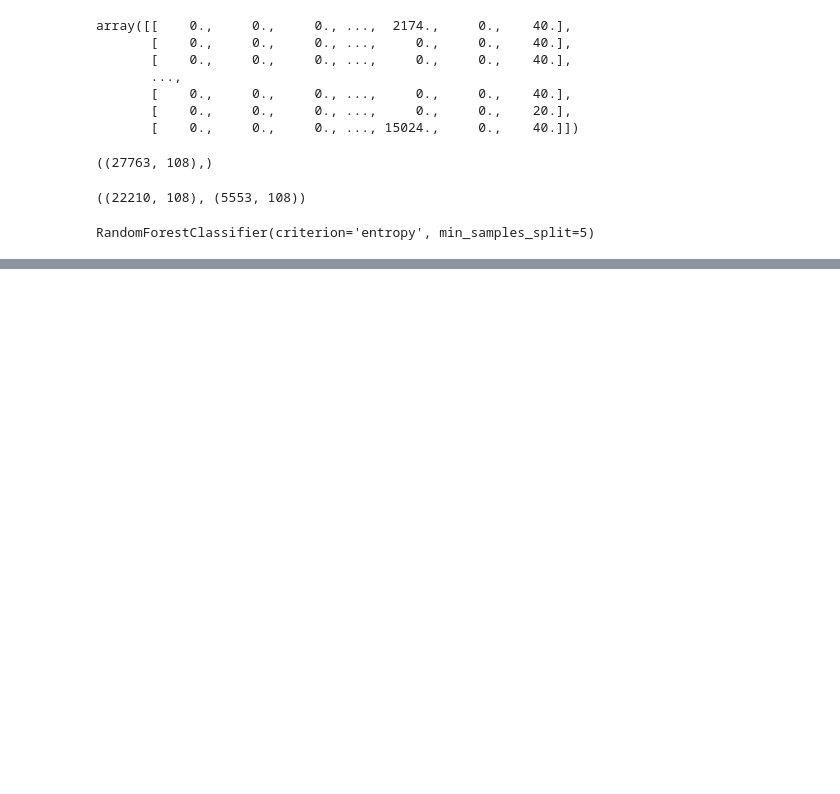
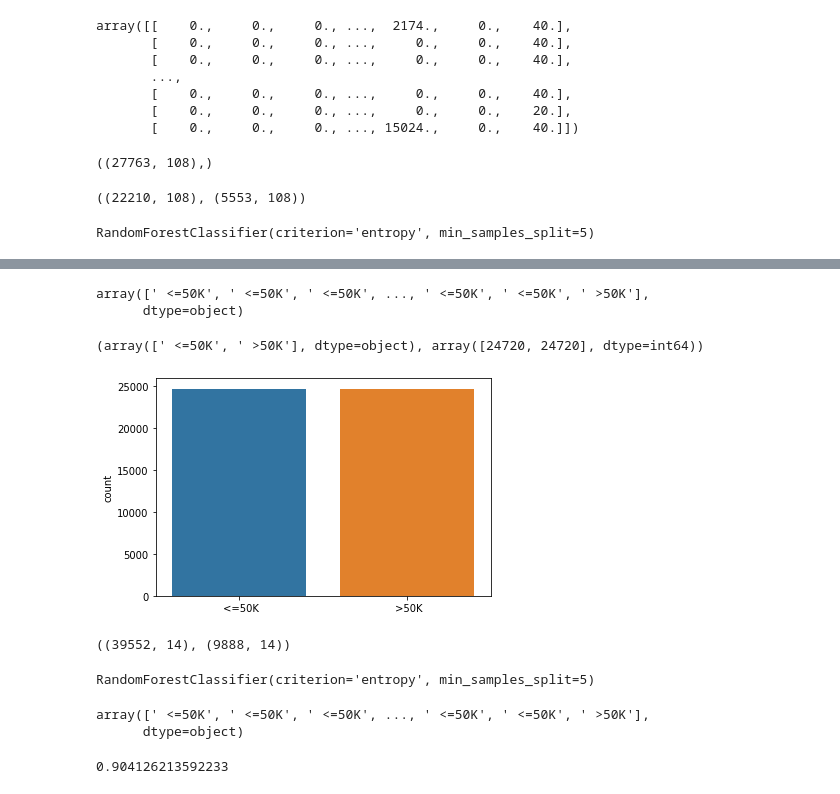
Before and after one commit to caiquemiranda/machine-learning-studies, a Jupyter notebook: cls08.00-tratamento-dados-desbalanceados.ipynb, the cells around one changed output, grey strips where cells are left out. Saved outputs shown, nothing was run; the diff lists cells and outputs as text; code cells hidden in the pictures; blank space fills up the shorter version.

Commit message:
SMOTE-oversampling

```diff
--- a/cls08.00-tratamento-dados-desbalanceados.ipynb
+++ b/cls08.00-tratamento-dados-desbalanceados.ipynb
@@ -239,0 +255,54 @@ weighted avg       0.90      0.89      0.89      5553
+# %%
+y_census
+# %% [output]
+array([' <=50K', ' <=50K', ' <=50K', ..., ' <=50K', ' <=50K', ' >50K'],
+      dtype=object)
+# %%
+# over sampling
+
+smote = SMOTE(sampling_strategy='minority')
+X_over, y_over = smote.fit_resample(X_census, y_census)
+# %%
+# quantidade registros por classe
+# quantidade, visual
+
+print(np.unique(y_over, return_counts=True))
+sns.countplot(y_over);
+# %% [output]
+(array([' <=50K', ' >50K'], dtype=object), array([24720, 24720], dtype=int64))
+[figure, added]
+# %%
+#  separação treino e teste
+
+X_census_treinamento_over, X_census_teste_over, y_census_treinamento_over, y_census_teste_over = train_test_split(X_over, y_over, test_size=0.2, stratify=y_over)
+X_census_treinamento_over.shape, X_census_teste_over.shape
+# %% [output]
+((39552, 14), (9888, 14))
+# %%
+# uso de algoritmo de classificação
+# randomForest
+
+# definindo paramtros
+random_forest_classifier = RandomForestClassifier(n_estimators=100,
+                                                  criterion='entropy',
+                                                  min_samples_split=5,
+                                                  min_samples_leaf=1)
+
+# treino
+random_forest_classifier.fit(X_census_treinamento_over, y_census_treinamento_over)
+# %% [output]
+RandomForestClassifier(criterion='entropy', min_samples_split=5)
+# %%
+# previsão do modelo
+
+previsoes = random_forest_classifier.predict(X_census_teste_over)
+previsoes
+# %% [output]
+array([' <=50K', ' <=50K', ' <=50K', ..., ' <=50K', ' <=50K', ' >50K'],
+      dtype=object)
+# %%
+# avaliação
+
+accuracy_score(y_census_teste_over, previsoes)
+# %% [output]
+0.904126213592233
```
Also changed, not shown: parts of 9 cells of this notebook.
